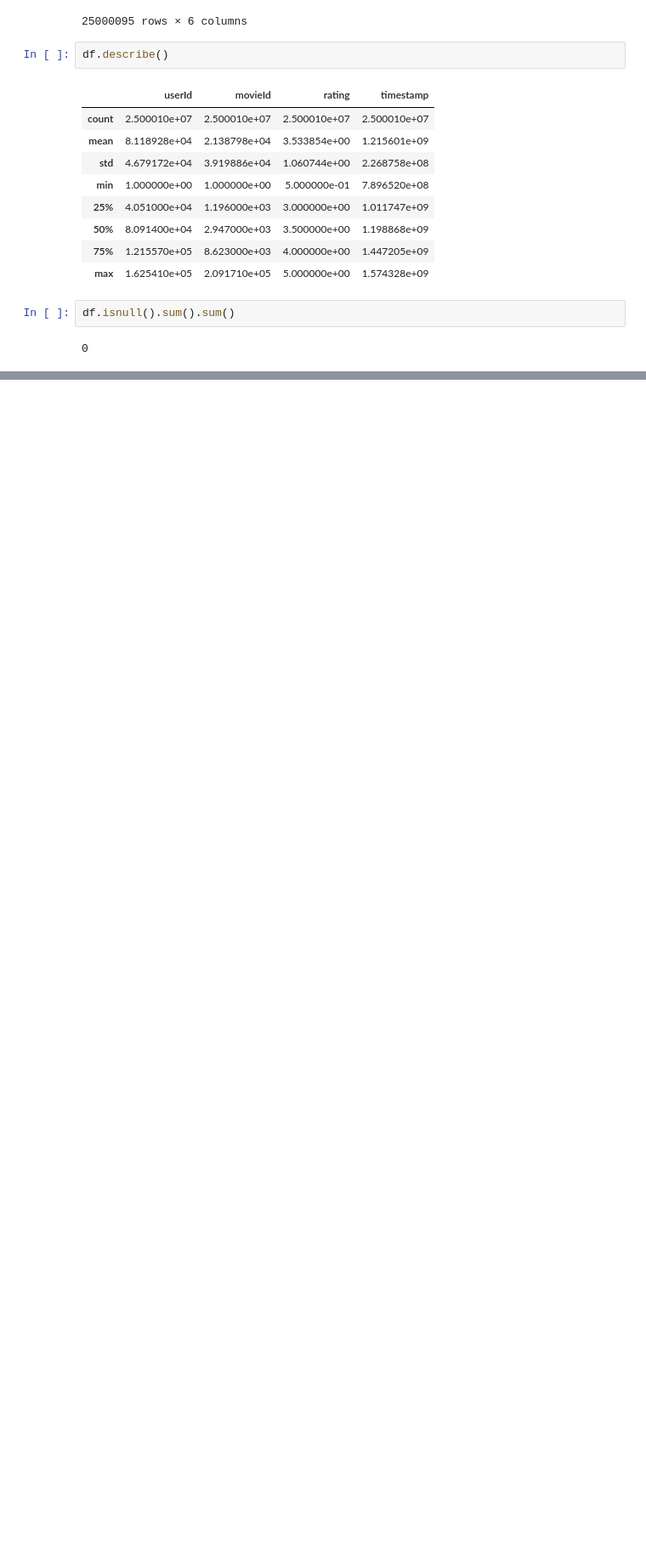
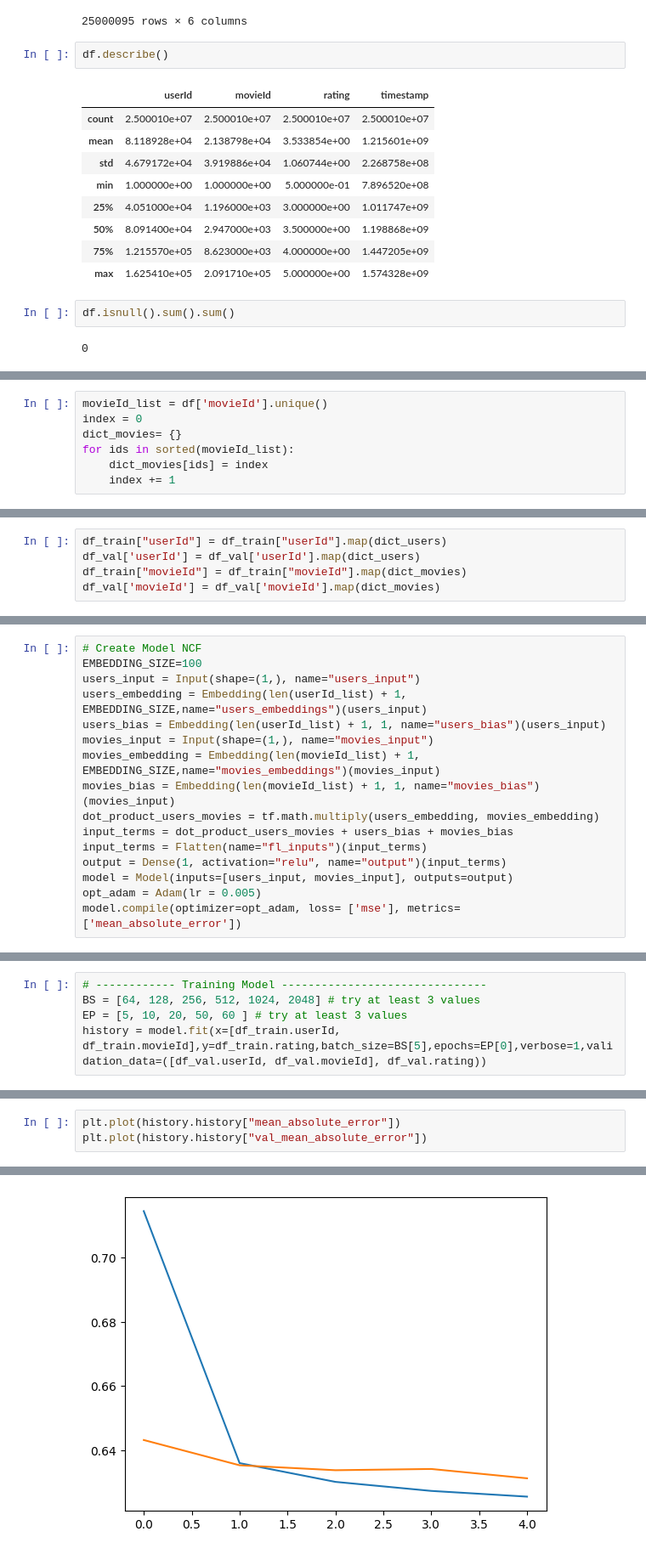
Before and after one commit to Dusadee-Songasornchart/machine_learning, a Jupyter notebook: lab_11/lab_11.ipynb, the cells around one changed output, grey strips where cells are left out. Shown at 85% size. Drawn from its saved outputs; the diff is of its cells as text; blank space fills up the shorter version.

```diff
--- a/lab_11/lab_11.ipynb
+++ b/lab_11/lab_11.ipynb
@@ -146,0 +161,7 @@ X_test
+# %%
+movieId_list = df['movieId'].unique()
+index = 0
+dict_movies= {}
+for ids in sorted(movieId_list):
+    dict_movies[ids] = index
+    index += 1
@@ -146,0 +176,5 @@ X_test
+# %%
+df_train["userId"] = df_train["userId"].map(dict_users)
+df_val['userId'] = df_val['userId'].map(dict_users)
+df_train["movieId"] = df_train["movieId"].map(dict_movies)
+df_val['movieId'] = df_val['movieId'].map(dict_movies)
@@ -146,0 +197,16 @@ X_test
+# %%
+# Create Model NCF
+EMBEDDING_SIZE=100
+users_input = Input(shape=(1,), name="users_input")
+users_embedding = Embedding(len(userId_list) + 1, EMBEDDING_SIZE,name="users_embeddings")(users_input)
+users_bias = Embedding(len(userId_list) + 1, 1, name="users_bias")(users_input)
+movies_input = Input(shape=(1,), name="movies_input")
+movies_embedding = Embedding(len(movieId_list) + 1, EMBEDDING_SIZE,name="movies_embeddings")(movies_input)
+movies_bias = Embedding(len(movieId_list) + 1, 1, name="movies_bias")(movies_input)
+dot_product_users_movies = tf.math.multiply(users_embedding, movies_embedding)
+input_terms = dot_product_users_movies + users_bias + movies_bias
+input_terms = Flatten(name="fl_inputs")(input_terms)
+output = Dense(1, activation="relu", name="output")(input_terms)
+model = Model(inputs=[users_input, movies_input], outputs=output)
+opt_adam = Adam(lr = 0.005)
+model.compile(optimizer=opt_adam, loss= ['mse'], metrics=['mean_absolute_error'])
@@ -146,0 +233,5 @@ X_test
+# %%
+# ------------ Training Model -------------------------------
+BS = [64, 128, 256, 512, 1024, 2048] # try at least 3 values
+EP = [5, 10, 20, 50, 60 ] # try at least 3 values
+history = model.fit(x=[df_train.userId, df_train.movieId],y=df_train.rating,batch_size=BS[5],epochs=EP[0],verbose=1,validation_data=([df_val.userId, df_val.movieId], df_val.rating))
@@ -146,0 +244,4 @@ X_test
+# %%
+plt.plot(history.history["mean_absolute_error"])
+plt.plot(history.history["val_mean_absolute_error"])
+# %% [output]
@@ -146,0 +249 @@ X_test
+[figure, added]
```
Also changed, not shown: parts of 18 cells of this notebook, 1 other file.
